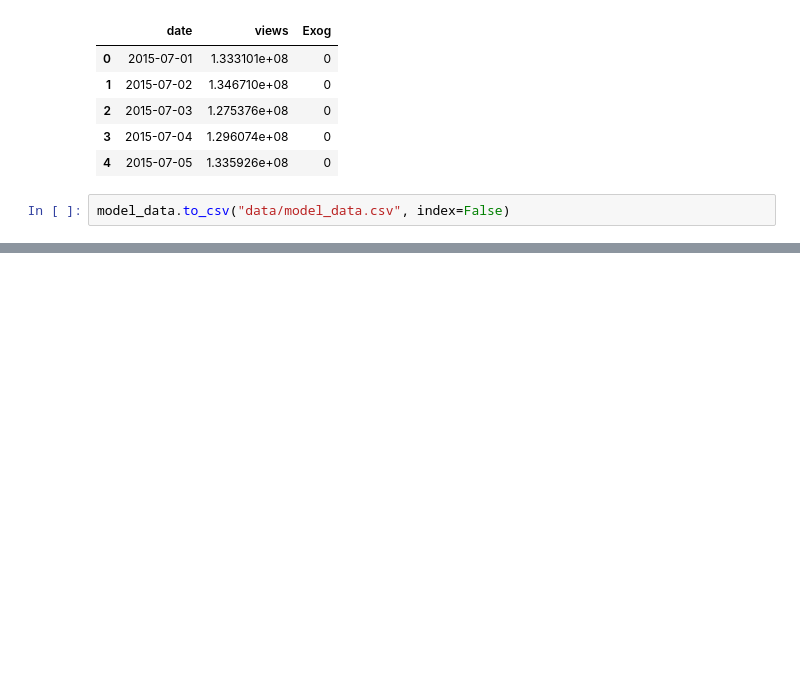
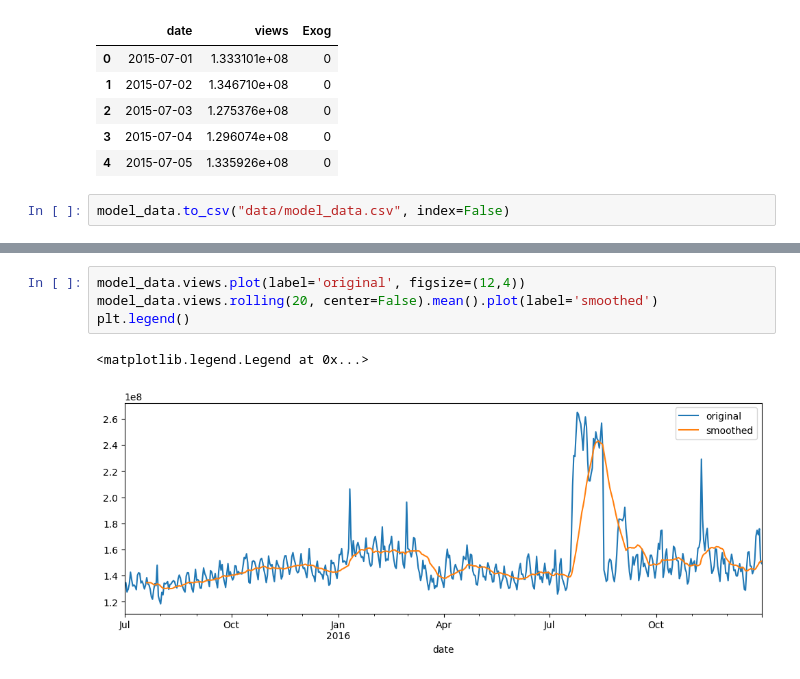
Before and after one commit to psykick-21/time-series-analysis, a Jupyter notebook: notebook.ipynb, the cells around one changed output, grey strips where cells are left out. Cells and saved outputs as stored; diff of their text form; blank space fills up the shorter version.

```diff
--- a/notebook.ipynb
+++ b/notebook.ipynb
@@ -206,0 +227,7 @@ model_data.to_csv("data/model_data.csv", index=False)
+# %%
+model_data.views.plot(label='original', figsize=(12,4))
+model_data.views.rolling(20, center=False).mean().plot(label='smoothed')
+plt.legend()
+# %% [output]
+<matplotlib.legend.Legend at 0x...>
+[figure, added]
```
Also changed, not shown: parts of 25 cells of this notebook, 1 other file.
